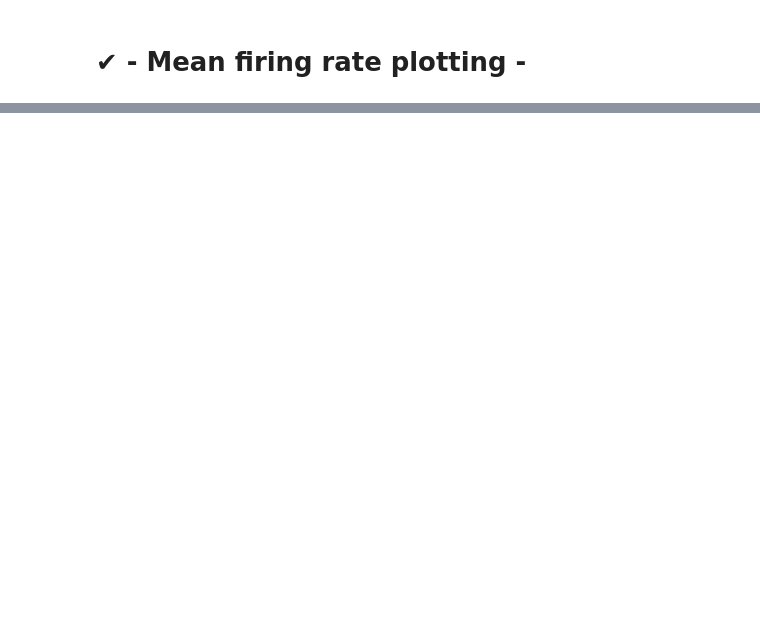
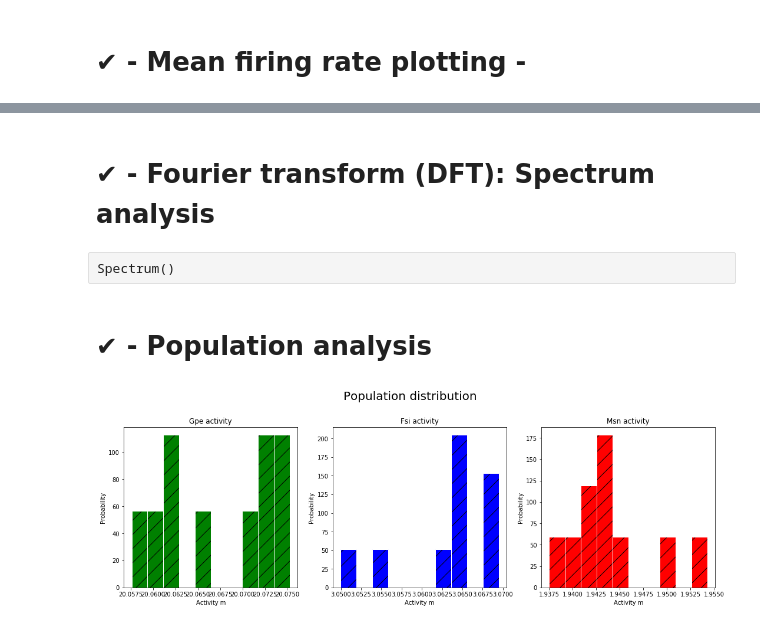
Before and after one commit to YacineOb/BasalGangliaModel2017, a Jupyter notebook: Basal_Ganglia_Model_MsnGpFsi.ipynb, the cells around one changed output, grey strips where cells are left out. Saved outputs shown, nothing was run; the diff lists cells and outputs as text; code cells hidden in the pictures; blank space fills up the shorter version.

Commit message:
update fourier

```diff
--- a/Basal_Ganglia_Model_MsnGpFsi.ipynb
+++ b/Basal_Ganglia_Model_MsnGpFsi.ipynb
@@ -244,14 +283,10 @@ for t in tqdm(range(1, n_period)):    ## Update of Inputs
 
     for stc in structures:
         for i in range(n):
-            if stc == "Msn" or "Gpe" or "Fsi":
-                con = input_mapping[stc] #multiplication by the probability of connexion below with n
-                I[stc][t][i] += - np.sum(G[con]* mdelta(m[con][:t + 1], D[con], time_value[t], dt,i) *J[con][i])/n
-            else:
-                continue
+            con = input_mapping[stc] #multiplication by the probability of connexion below with n
+            I[stc][t][i] += - np.sum(G[con]* mdelta(m[con][:t + 1], D[con], time_value[t], dt,i) *J[con][i])/n
 
     for con in connections:          ## Update of activities
-
         for i in range(n):
             stc = activities_mapping[con]
             dm[con][t][i] = dt * (- m[con][t][i] + Ic(I[stc][t][i])) / tau[con]
@@ -312,6 +299,0 @@ plt.show()
-# %%
-## Plotting INPUTS over time
-for k in range(0,n):
-    plotting(k,I,'Input over time: Neuron','Time (s)','Input (spk/s)',stc,structures,value,'Fsi','Msn','Gpe',On=0)
-    plt.savefig('DataFsi/{}/In{}.png'.format(timestr,k+1),dpi=300,bbox_inches='tight')
-    plt.show()
@@ -320,6 +299,0 @@ for k in range(0,n):
-# %%
-## Plotting ACTIVITIES over time
-for k in range(0,n):
-    plotting(k,m,'Activity over time: Neuron','Time (s)','Activity (spk/s)',con,connections,value,'MsnFsi','GpeMsn','FsiGpe',On=0)
-    plt.savefig('DataFsi/{}/Mn{}.png'.format(timestr,k+1),dpi=300,bbox_inches='tight')
-    plt.show()
@@ -377,0 +362,53 @@ plt.show()
+# %% [markdown]
+# ✔	 -  Fourier transform (DFT): Spectrum analysis
+# %% [raw]
+Spectrum()
+# %% [markdown]
+# ✔	 -  Population analysis
+# %%
+moyFsiGpe=[]
+moyGpeMsn=[]
+moyMsnFsi=[]
+
+supmoyFG=[]
+supmoyGM=[]
+supmoyMF=[]
+
+for k in tqdm(np.arange(0,n,1)):
+    moyFsiGpe=[]
+    moyGpeMsn=[]
+    moyMsnFsi=[]
+    for t in range(0,n_period):
+        moyFsiGpe.append(m['FsiGpe'][t][k])
+        moyGpeMsn.append(m['GpeMsn'][t][k])
+        moyMsnFsi.append(m['MsnFsi'][t][k])
+
+    supmoyFG.append(np.mean(moyFsiGpe))
+    supmoyGM.append(np.mean(moyGpeMsn))
+    supmoyMF.append(np.mean(moyMsnFsi))
+
+
+fig, axes = plt.subplots(1, 3, figsize=(18, 5))
+fig.suptitle("Population distribution",y=1.05, fontsize=20)
+
+axes[0].hist(supmoyFG,normed=True,edgecolor='white',color ='green', hatch = '/')
+axes[0].set_title("Gpe activity")
+axes[0].set_xlabel("Activity m")
+axes[0].set_ylabel('Probability')
+
+
+axes[1].hist(supmoyMF,normed=True,edgecolor='white',color ='blue', hatch = '/')
+axes[1].set_title("Fsi activity")
+axes[1].set_xlabel("Activity m")
+axes[1].set_ylabel('Probability')
+
+
+axes[2].hist(supmoyGM,normed=True,edgecolor='white',color ='red', hatch = '/')
+axes[2].set_title("Msn activity")
+axes[2].set_xlabel("Activity m")
+axes[2].set_ylabel('Probability')
+
+
+plt.show()
+# %% [output]
+[figure, added]
```
Also changed, not shown: parts of 20 cells of this notebook, 3 other files.
